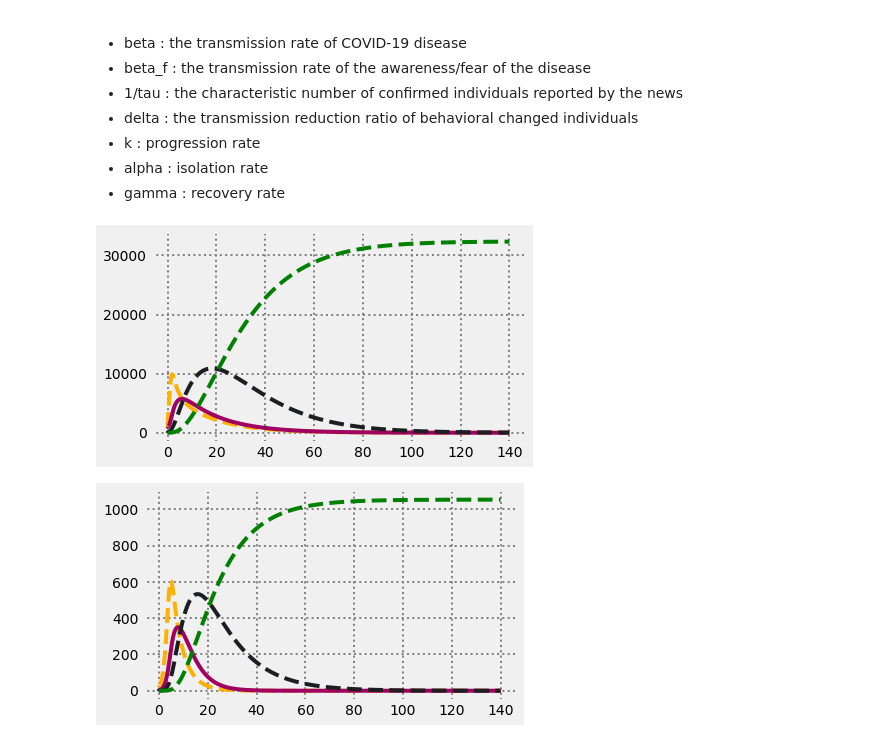
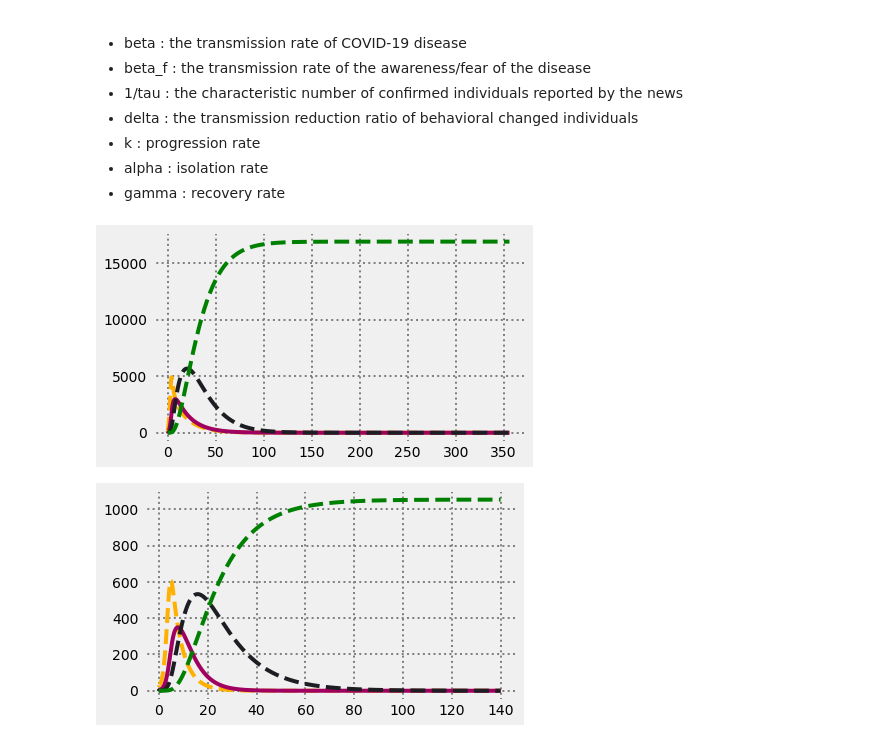
Before and after one commit to Dal0328/dal0328_study_hafs.github.io, a Jupyter notebook: 3학년 스터디/SEIQR모델.ipynb, the cells around one changed output. Saved outputs shown, nothing was run; the diff lists cells and outputs as text; code cells hidden in the pictures.

```diff
--- a/3학년 스터디/SEIQR모델.ipynb
+++ b/3학년 스터디/SEIQR모델.ipynb
@@ -37,35 +37,35 @@ def SEIR_model(beta,betaf,tau,gamma,delta,k,alpha,N):
 
 def SEIR_simulation(beta,betaf,tau,gamma,delta,k,alpha,E0,I0,days,step,N):
     x0 = vector([N-E0-I0,0.0,E0,I0,0.0,0.0])
     return euler_method(SEIR_model(beta,betaf,tau,gamma,delta,k,alpha,N),0,x0,days,step)
 
 def diagram(simulation):
     import matplotlib.pyplot as plot
     %matplotlib inline
     plot.style.use('fivethirtyeight')
     figure,axes = plot.subplots()
     figure.subplots_adjust(bottom = 0.15)
     axes.grid(linestyle = ':', linewidth = 2.0, color = "#808080")
     t,x = zip(*simulation())
     S,Sf,E,I,Q,R = zip(*x)
     #axes.plot(t,S, color = "#0000cc")
     #axes.plot(t,Sf, color = "#9ed6c0")
     axes.plot(t,E, color = "#ffb000", linestyle = '--')
     axes.plot(t,I, color = "#a00060")
     axes.plot(t,Q, color = "#1d1e23", linestyle = '--')
     axes.plot(t,R, color = "#008000", linestyle = '--')
     plot.show()
 
 def simulation1():
     N = 51839408 # 한국 전체 인구 수
     R0 = 2.4; gamma = 1/14.0
     return SEIR_simulation(
         beta = 7.0591, betaf = 4.8106, tau = 1/1000, gamma = gamma, delta = 0.02, k = 1/4.1, alpha = 1/4,
-        E0 = 1000.0, I0 = 1000.0, days = 140,step=0.1,N = N)
+        E0 = 100.0, I0 = 100.0, days = 356,step=0.1,N = N)
 
 diagram(simulation1) #검은색 : Q(격리군), 노란색 : E(접촉군), 자홍색 : I(감염군), 녹색 : R(회복군)
 # %% [output]
-[figure, old version]
+[figure, new version]
 # %%
 def simulation2():
     N = 1163 # 한국 전체 인구 수
```
